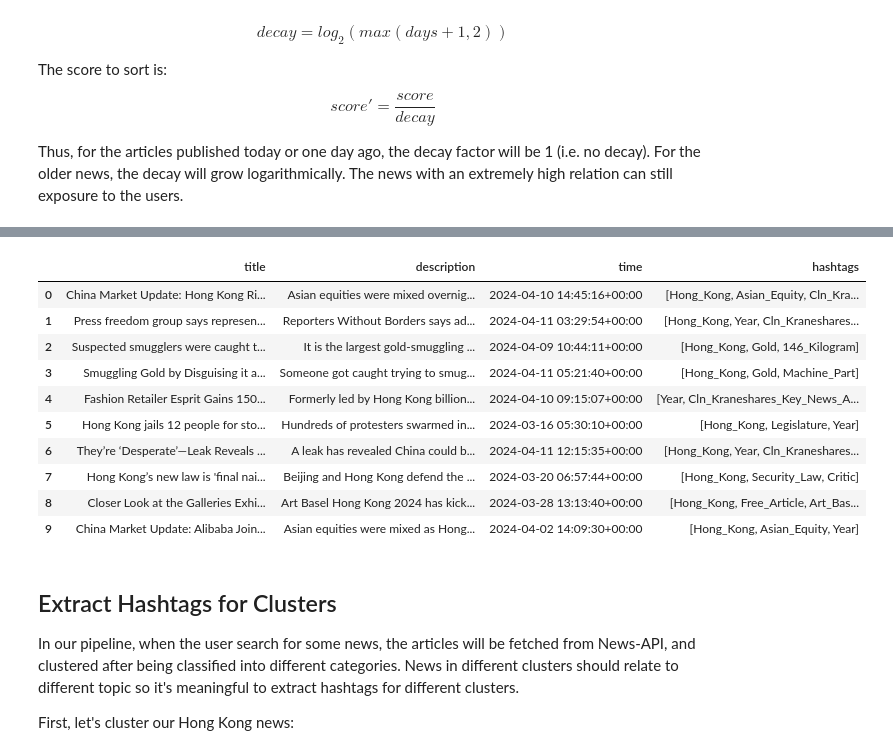
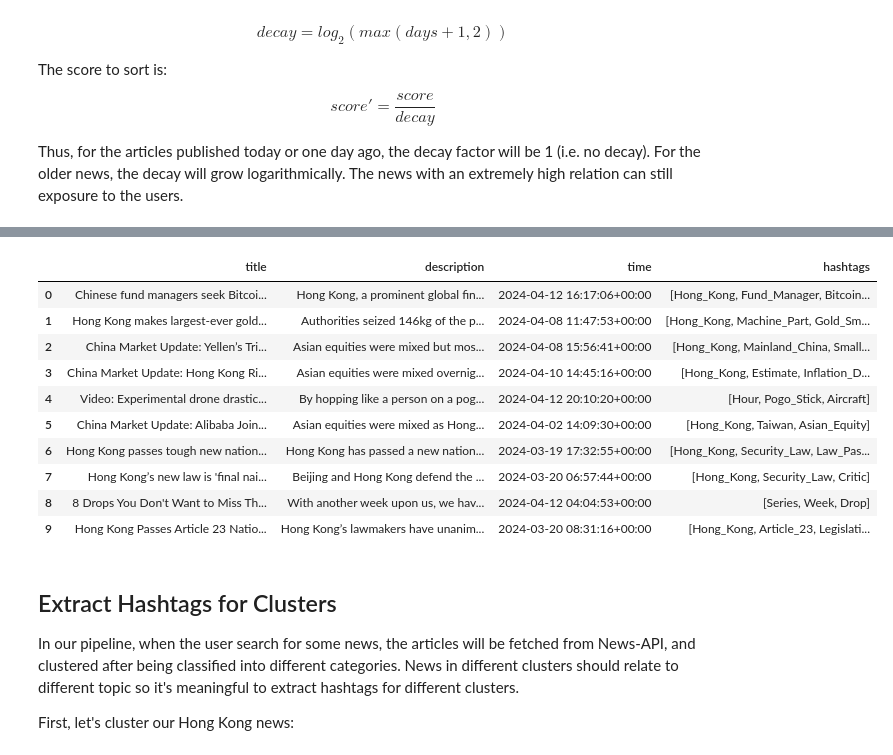
Before and after one commit to Cyber-Ninja-2047/wi-news, a Jupyter notebook: notebooks/hashtags_extraction_and_news_sorting.ipynb, the cells around one changed output, grey strips where cells are left out. Cells and saved outputs as stored; diff of their text form; code cells hidden in the pictures.

```diff
--- a/notebooks/hashtags_extraction_and_news_sorting.ipynb
+++ b/notebooks/hashtags_extraction_and_news_sorting.ipynb
@@ -272,6 +274,6 @@ import numpy as np
 
 
 data = np.asarray(data, object)
-for d in data[[3, 6, 8]]:
+for d in data[[2, 3, 9]]:
     print(f'{d.text}\n')
 # %% [output]
@@ -344,18 +346,18 @@ datetime.datetime(2024, 4, 12, 14, 32, 14, 691149, tzinfo=<UTC>)
 # %%
-sorted_data = sorter.sort(data, method='tfidf', by_date=True)
+sorted_data = sorter.sort(data, method='embeddings', by_date=True)
 extract_info(sorted_data, 'tfdf').iloc[:10]
 # %% [output]
 |  | title | description | time | hashtags |
-| 0 | China Market Update: Hong Kong Ri... | Asian equities were mixed overnig... | 2024-04-10 14:45:16+00:00 | [Hong_Kong, Asian_Equity, Cln_Kra... |
-| 1 | Press freedom group says represen... | Reporters Without Borders says ad... | 2024-04-11 03:29:54+00:00 | [Hong_Kong, Year, Cln_Kraneshares... |
-| 2 | Suspected smugglers were caught t... | It is the largest gold-smuggling ... | 2024-04-09 10:44:11+00:00 | [Hong_Kong, Gold, 146_Kilogram] |
-| 3 | Smuggling Gold by Disguising it a... | Someone got caught trying to smug... | 2024-04-11 05:21:40+00:00 | [Hong_Kong, Gold, Machine_Part] |
-| 4 | Fashion Retailer Esprit Gains 150... | Formerly led by Hong Kong billion... | 2024-04-10 09:15:07+00:00 | [Year, Cln_Kraneshares_Key_News_A... |
-| 5 | Hong Kong jails 12 people for sto... | Hundreds of protesters swarmed in... | 2024-03-16 05:30:10+00:00 | [Hong_Kong, Legislature, Year] |
-| 6 | They’re ‘Desperate’—Leak Reveals ... | A leak has revealed China could b... | 2024-04-11 12:15:35+00:00 | [Hong_Kong, Year, Cln_Kraneshares... |
+| 0 | Chinese fund managers seek Bitcoi... | Hong Kong, a prominent global fin... | 2024-04-12 16:17:06+00:00 | [Hong_Kong, Fund_Manager, Bitcoin... |
+| 1 | Hong Kong makes largest-ever gold... | Authorities seized 146kg of the p... | 2024-04-08 11:47:53+00:00 | [Hong_Kong, Machine_Part, Gold_Sm... |
+| 2 | China Market Update: Yellen’s Tri... | Asian equities were mixed but mos... | 2024-04-08 15:56:41+00:00 | [Hong_Kong, Mainland_China, Small... |
+| 3 | China Market Update: Hong Kong Ri... | Asian equities were mixed overnig... | 2024-04-10 14:45:16+00:00 | [Hong_Kong, Estimate, Inflation_D... |
+| 4 | Video: Experimental drone drastic... | By hopping like a person on a pog... | 2024-04-12 20:10:20+00:00 | [Hour, Pogo_Stick, Aircraft] |
+| 5 | China Market Update: Alibaba Join... | Asian equities were mixed as Hong... | 2024-04-02 14:09:30+00:00 | [Hong_Kong, Taiwan, Asian_Equity] |
+| 6 | Hong Kong passes tough new nation... | Hong Kong has passed a new nation... | 2024-03-19 17:32:55+00:00 | [Hong_Kong, Security_Law, Law_Pas... |
 | 7 | Hong Kong’s new law is 'final nai... | Beijing and Hong Kong defend the ... | 2024-03-20 06:57:44+00:00 | [Hong_Kong, Security_Law, Critic] |
-| 8 | Closer Look at the Galleries Exhi... | Art Basel Hong Kong 2024 has kick... | 2024-03-28 13:13:40+00:00 | [Hong_Kong, Free_Article, Art_Bas... |
-| 9 | China Market Update: Alibaba Join... | Asian equities were mixed as Hong... | 2024-04-02 14:09:30+00:00 | [Hong_Kong, Asian_Equity, Year] |
+| 8 | 8 Drops You Don't Want to Miss Th... | With another week upon us, we hav... | 2024-04-12 04:04:53+00:00 | [Series, Week, Drop] |
+| 9 | Hong Kong Passes Article 23 Natio... | Hong Kong’s lawmakers have unanim... | 2024-03-20 08:31:16+00:00 | [Hong_Kong, Article_23, Legislati... |
 # %% [markdown]
 ## Extract Hashtags for Clusters
 
```
Also changed, not shown: parts of 14 cells of this notebook, 2 other files.
